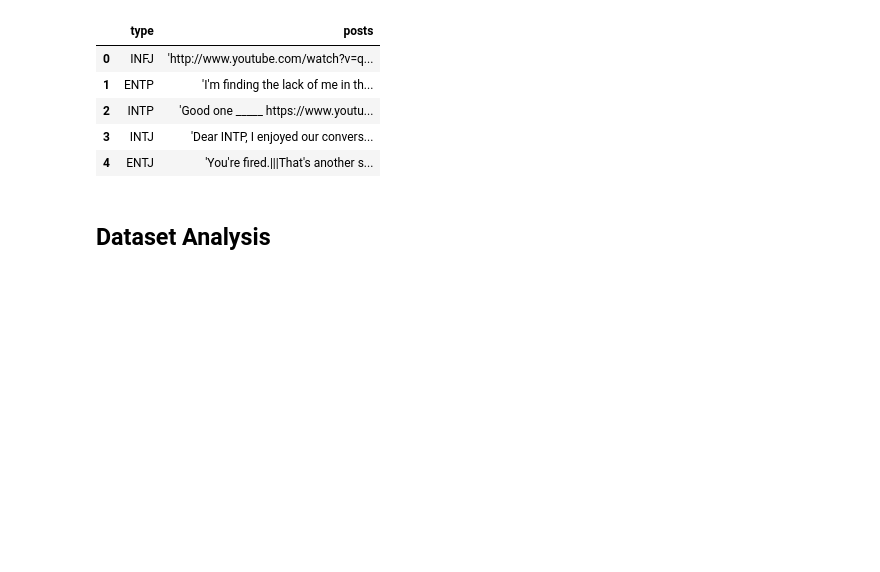
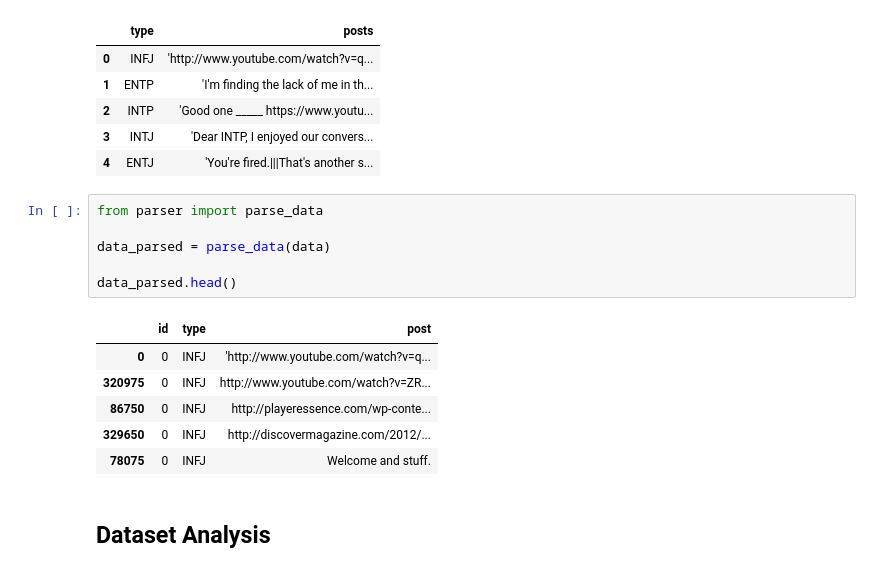
Before and after one commit to literate-waffle/mbti, a Jupyter notebook: mbti.ipynb, the cells around one changed output. Saved outputs shown, nothing was run; the diff lists cells and outputs as text; blank space fills up the shorter version.

Commit message:
Parse data in jupyter notebook

```diff
--- a/mbti.ipynb
+++ b/mbti.ipynb
@@ -14,6 +14,19 @@ data.head()
 | 2 | INTP | 'Good one _____ https://www.youtu... |
 | 3 | INTJ | 'Dear INTP, I enjoyed our convers... |
 | 4 | ENTJ | 'You're fired.|||That's another s... |
+# %%
+from parser import parse_data
+
+data_parsed = parse_data(data)
+
+data_parsed.head()
+# %% [output]
+|  | id | type | post |
+| 0 | 0 | INFJ | 'http://www.youtube.com/watch?v=q... |
+| 320975 | 0 | INFJ | http://www.youtube.com/watch?v=ZR... |
+| 86750 | 0 | INFJ | http://playeressence.com/wp-conte... |
+| 329650 | 0 | INFJ | http://discovermagazine.com/2012/... |
+| 78075 | 0 | INFJ | Welcome and stuff. |
 # %% [markdown]
 ## Dataset Analysis
 # %%
```
Also changed, not shown: parts of 1 cell of this notebook.
